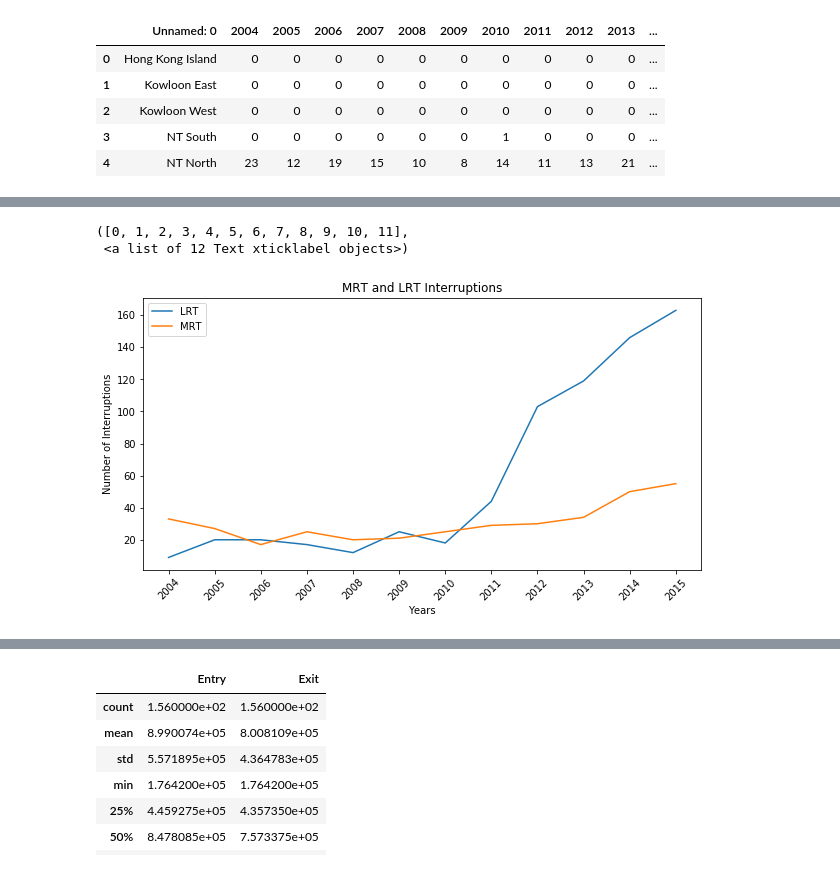
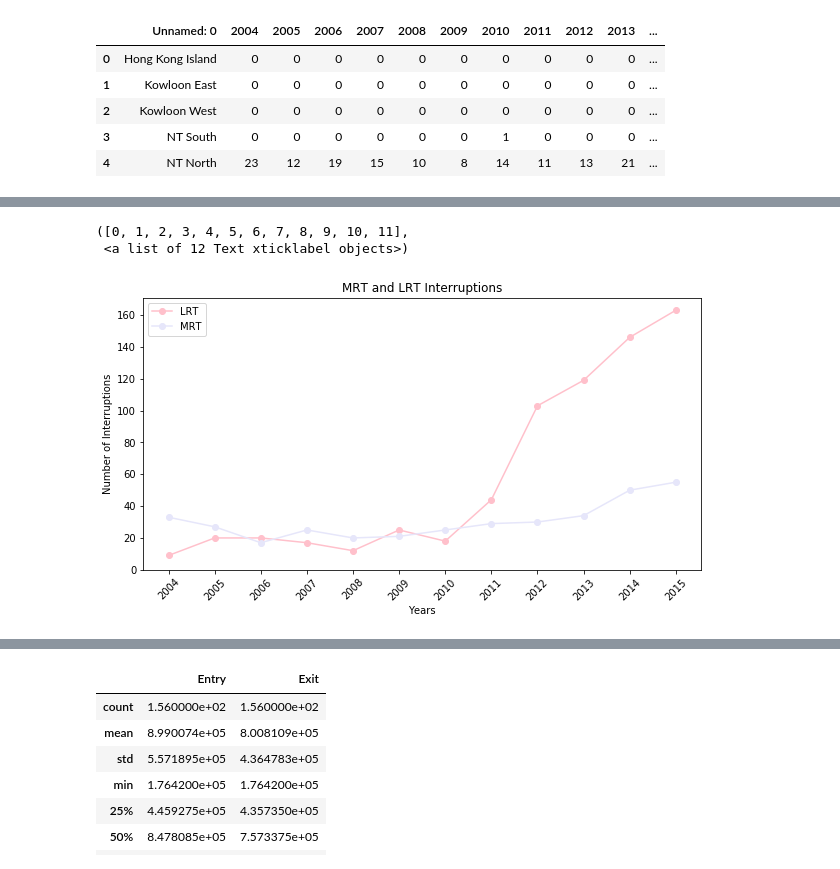
Before and after one commit to kylesantiago/-DATASCI-Final, a Jupyter notebook: [DATASCI] Final.ipynb, the cells around one changed output, grey strips where cells are left out. Drawn from its saved outputs; the diff is of its cells as text; code cells hidden in the pictures.

```diff
--- a/[DATASCI] Final.ipynb
+++ b/[DATASCI] Final.ipynb
@@ -97,18 +144,19 @@ sumLRT = tempDFLRT.sum(axis = 0, skipna = True).tolist()
 # %%
 fig = plt.figure(figsize=(10, 5))
 
 ax = fig.add_subplot(1,1,1)
-ax.plot(tempDFLRT.sum(axis = 0, skipna = True),label="LRT")
+ax.plot(tempDFLRT.sum(axis = 0, skipna = True),label="LRT", marker='o',color="pink")
 
-ax.plot(sumMRT,label="MRT")
+ax.plot(sumMRT,label="MRT", marker='o',color='lavender')
 
 ax.set_ylabel('Number of Interruptions')
 ax.set_xlabel('Years')
 ax.set_title('MRT and LRT Interruptions')
+ax.set_ylim(ymin=0)
 ax.legend()
 
 plt.xticks(rotation=45)
 # %% [output]
 ([0, 1, 2, 3, 4, 5, 6, 7, 8, 9, 10, 11],
  <a list of 12 Text xticklabel objects>)
-[figure, old version]
+[figure, new version]
```
Also changed, not shown: parts of 70 cells of this notebook, 9 other files.
